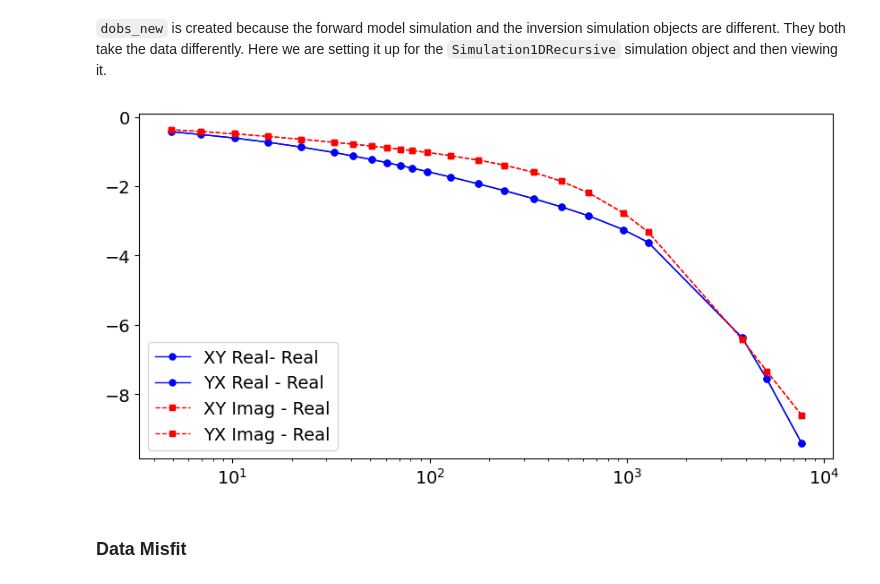
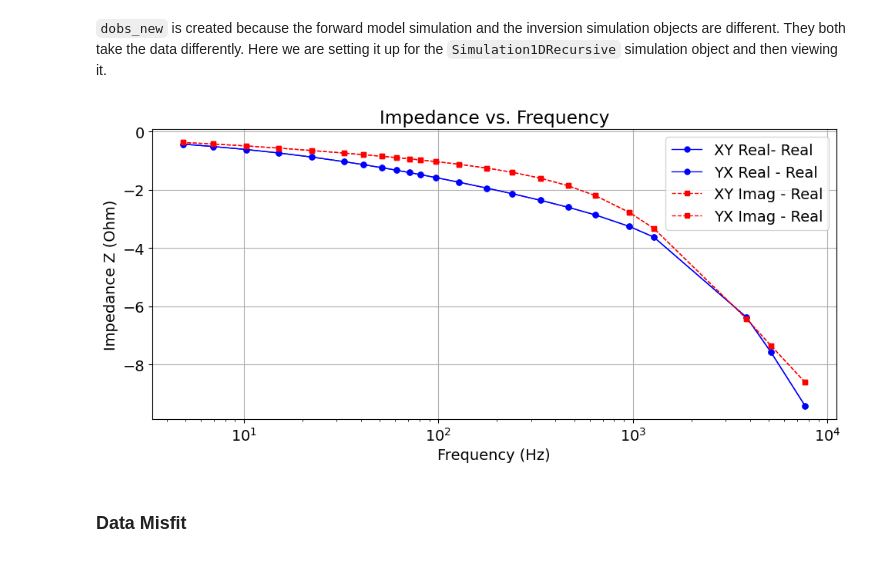
Before and after one commit to e-hdz130504/EOSC454-Inversion-Project-2026, a Jupyter notebook: 1D_AMT_Inversion.ipynb, the cells around one changed output. Cells and saved outputs as stored; diff of their text form; code cells hidden in the pictures.

```diff
--- a/1D_AMT_Inversion.ipynb
+++ b/1D_AMT_Inversion.ipynb
@@ -102,26 +102,35 @@ simulation_hsp = nsem.simulation_1d.Simulation1DRecursive(
 # %%
 dobs_new = [dpred[:,0] , dpred[:,1], dpred[:,2]*-1 ,  dpred[:,3] * -1 ] # Putting the xy and yx components into a list
 dobs_new = np.array(dobs_new) # turning it to a numpy array
 dobs_new = dobs_new.flatten(order = 'F') #Flattening it per column instead of per row
 
 
 real_data_new = dobs_new.reshape(len(frequencies),4) # Reshaping to 23 rows and 4 columns
 
 fig, ax = plt.subplots(1,1,figsize=(10, 5))
 
 #Plotting Real Component XY and YX
 ax.semilogx(frequencies, real_data_new[:,0], "b-o", lw=1, ms=5, label = 'XY Real- Real')
 ax.semilogx(frequencies, real_data_new[:,2], "b-o", lw=1, ms=5, label = 'YX Real - Real')
 
 #Pting Imag Component XY and YX
 ax.semilogx(frequencies, real_data_new[:,1], "r--s", lw=1, ms=5, label = 'XY Imag - Real')
 ax.semilogx(frequencies, real_data_new[:,3], "r--s", lw=1, ms=5, label = 'YX Imag - Real')
 
-plt.legend()
+ax.grid()
+ax.set_xlabel("Frequency (Hz)")
+ax.set_ylabel("Impedance Z (Ohm)")
+ax.set_title("Impedance vs. Frequency")
+ax.legend
+
+ax.legend()
+
+
+fig.tight_layout()
 
 plt.show()
 # %% [output]
-[figure, old version]
+[figure, new version]
 # %% [markdown]
 ### Data Misfit
 # %%
```
Also changed, not shown: parts of 13 cells of this notebook, 1 other file.
